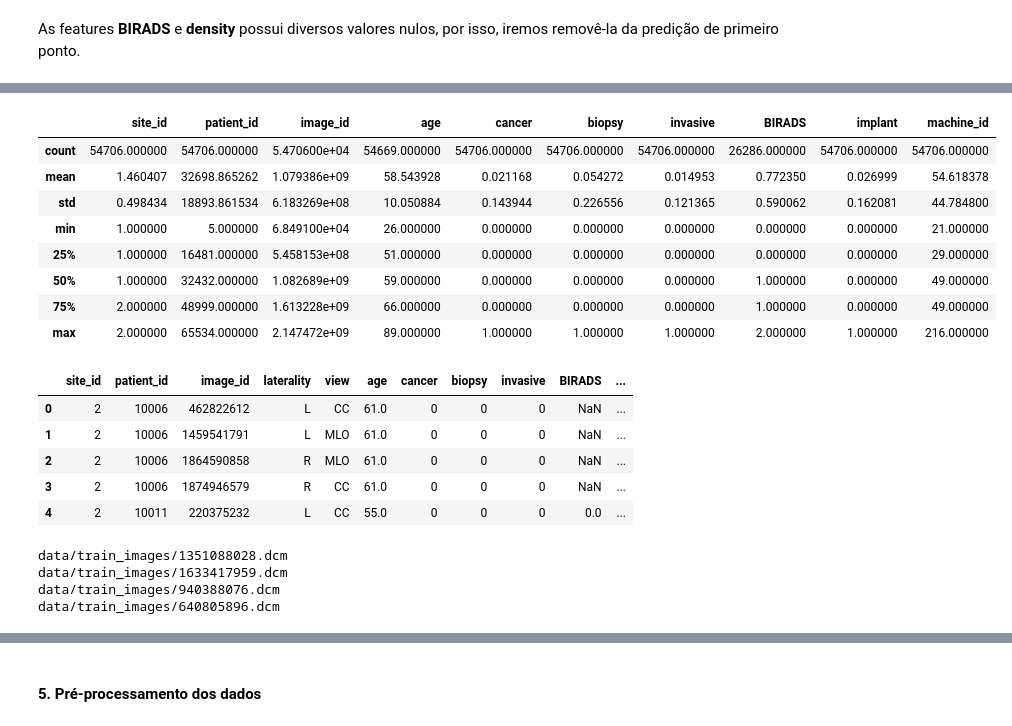
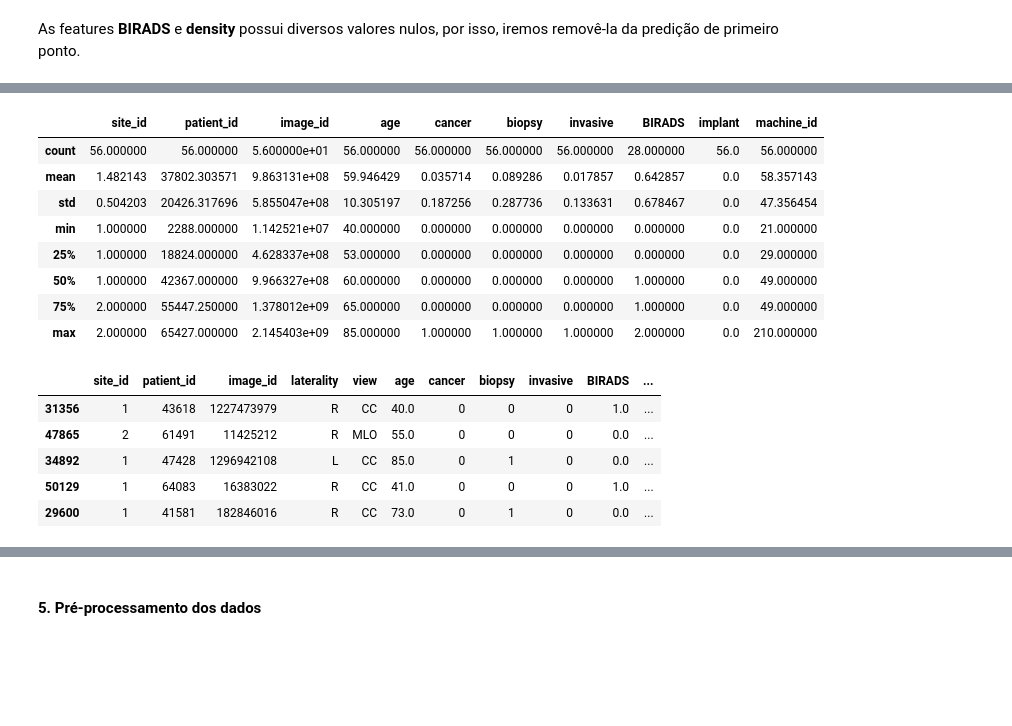
Before and after one commit to jhonatangopereira/Screening-Mammography-Breast-Cancer-Detection, a Jupyter notebook: main.ipynb, the cells around one changed output, grey strips where cells are left out. Saved outputs shown, nothing was run; the diff lists cells and outputs as text; code cells hidden in the pictures; blank space fills up the shorter version.

```diff
--- a/main.ipynb
+++ b/main.ipynb
@@ -38,3 +41,16 @@ sns.set_style("darkgrid")
 sns.set_color_codes("pastel")
 # %% [markdown]
 #### 3. Importação dos dados
+# %%
+df = pd.read_csv("data/train.csv")
+df0 = df[df['cancer'] == 0]
+df1 = df[df['cancer'] == 1]
+# %%
+df0_, df0_train = train_test_split(df0, test_size=0.20, random_state=47)
+df1_, df1_train = train_test_split(df1, test_size=0.20, random_state=47)
+
+_, df0_test = train_test_split(df0_, test_size=0.05, random_state=47)
+_, df1_test = train_test_split(df1_, test_size=0.05, random_state=47)
+
+df_train = pd.concat([df0_train, df1_train])
+df_test = pd.concat([df0_test, df1_test])
@@ -118,33 +136,25 @@ train_df
 # %%
-train_df.describe()
+df_train.describe()
 # %% [output]
 |  | site_id | patient_id | image_id | age | cancer | biopsy | invasive | BIRADS | implant | machine_id |
-| count | 54706.000000 | 54706.000000 | 5.470600e+04 | 54669.000000 | 54706.000000 | 54706.000000 | 54706.000000 | 26286.000000 | 54706.000000 | 54706.000000 |
-| mean | 1.460407 | 32698.865262 | 1.079386e+09 | 58.543928 | 0.021168 | 0.054272 | 0.014953 | 0.772350 | 0.026999 | 54.618378 |
-| std | 0.498434 | 18893.861534 | 6.183269e+08 | 10.050884 | 0.143944 | 0.226556 | 0.121365 | 0.590062 | 0.162081 | 44.784800 |
-| min | 1.000000 | 5.000000 | 6.849100e+04 | 26.000000 | 0.000000 | 0.000000 | 0.000000 | 0.000000 | 0.000000 | 21.000000 |
-| 25% | 1.000000 | 16481.000000 | 5.458153e+08 | 51.000000 | 0.000000 | 0.000000 | 0.000000 | 0.000000 | 0.000000 | 29.000000 |
-| 50% | 1.000000 | 32432.000000 | 1.082689e+09 | 59.000000 | 0.000000 | 0.000000 | 0.000000 | 1.000000 | 0.000000 | 49.000000 |
-| 75% | 2.000000 | 48999.000000 | 1.613228e+09 | 66.000000 | 0.000000 | 0.000000 | 0.000000 | 1.000000 | 0.000000 | 49.000000 |
-| max | 2.000000 | 65534.000000 | 2.147472e+09 | 89.000000 | 1.000000 | 1.000000 | 1.000000 | 2.000000 | 1.000000 | 216.000000 |
+| count | 56.000000 | 56.000000 | 5.600000e+01 | 56.000000 | 56.000000 | 56.000000 | 56.000000 | 28.000000 | 56.0 | 56.000000 |
+| mean | 1.482143 | 37802.303571 | 9.863131e+08 | 59.946429 | 0.035714 | 0.089286 | 0.017857 | 0.642857 | 0.0 | 58.357143 |
+| std | 0.504203 | 20426.317696 | 5.855047e+08 | 10.305197 | 0.187256 | 0.287736 | 0.133631 | 0.678467 | 0.0 | 47.356454 |
+| min | 1.000000 | 2288.000000 | 1.142521e+07 | 40.000000 | 0.000000 | 0.000000 | 0.000000 | 0.000000 | 0.0 | 21.000000 |
+| 25% | 1.000000 | 18824.000000 | 4.628337e+08 | 53.000000 | 0.000000 | 0.000000 | 0.000000 | 0.000000 | 0.0 | 29.000000 |
+| 50% | 1.000000 | 42367.000000 | 9.966327e+08 | 60.000000 | 0.000000 | 0.000000 | 0.000000 | 1.000000 | 0.0 | 49.000000 |
+| 75% | 2.000000 | 55447.250000 | 1.378012e+09 | 65.000000 | 0.000000 | 0.000000 | 0.000000 | 1.000000 | 0.0 | 49.000000 |
+| max | 2.000000 | 65427.000000 | 2.145403e+09 | 85.000000 | 1.000000 | 1.000000 | 1.000000 | 2.000000 | 0.0 | 210.000000 |
 # %%
-test_image_ids = [image.split()[0] for image in train_images]
-train_df.head()
+#test_image_ids = [image.split()[0] for image in train_imagens]
+df_train.head()
 # %% [output]
 |  | site_id | patient_id | image_id | laterality | view | age | cancer | biopsy | invasive | BIRADS | ... |
-| 0 | 2 | 10006 | 462822612 | L | CC | 61.0 | 0 | 0 | 0 | NaN | ... |
-| 1 | 2 | 10006 | 1459541791 | L | MLO | 61.0 | 0 | 0 | 0 | NaN | ... |
-| 2 | 2 | 10006 | 1864590858 | R | MLO | 61.0 | 0 | 0 | 0 | NaN | ... |
-| 3 | 2 | 10006 | 1874946579 | R | CC | 61.0 | 0 | 0 | 0 | NaN | ... |
-| 4 | 2 | 10011 | 220375232 | L | CC | 55.0 | 0 | 0 | 0 | 0.0 | ... |
+| 31356 | 1 | 43618 | 1227473979 | R | CC | 40.0 | 0 | 0 | 0 | 1.0 | ... |
+| 47865 | 2 | 61491 | 11425212 | R | MLO | 55.0 | 0 | 0 | 0 | 0.0 | ... |
+| 34892 | 1 | 47428 | 1296942108 | L | CC | 85.0 | 0 | 1 | 0 | 0.0 | ... |
+| 50129 | 1 | 64083 | 16383022 | R | CC | 41.0 | 0 | 0 | 0 | 1.0 | ... |
+| 29600 | 1 | 41581 | 182846016 | R | CC | 73.0 | 0 | 1 | 0 | 0.0 | ... |
-# %%
-for i in train_images_path.iterdir():
-    print(i.__str__())
-# %% [output]
-data/train_images/1351088028.dcm
-data/train_images/1633417959.dcm
-data/train_images/940388076.dcm
-data/train_images/640805896.dcm
 # %%
 # TODO - Melhorar a visualização das imagens
 
```
Also changed, not shown: parts of 46 cells of this notebook, 5 other files.
